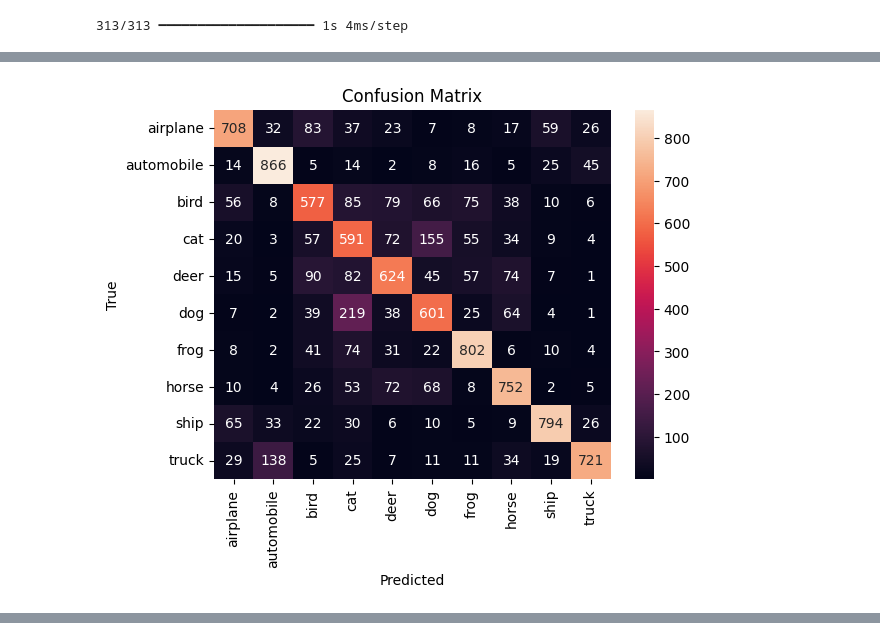
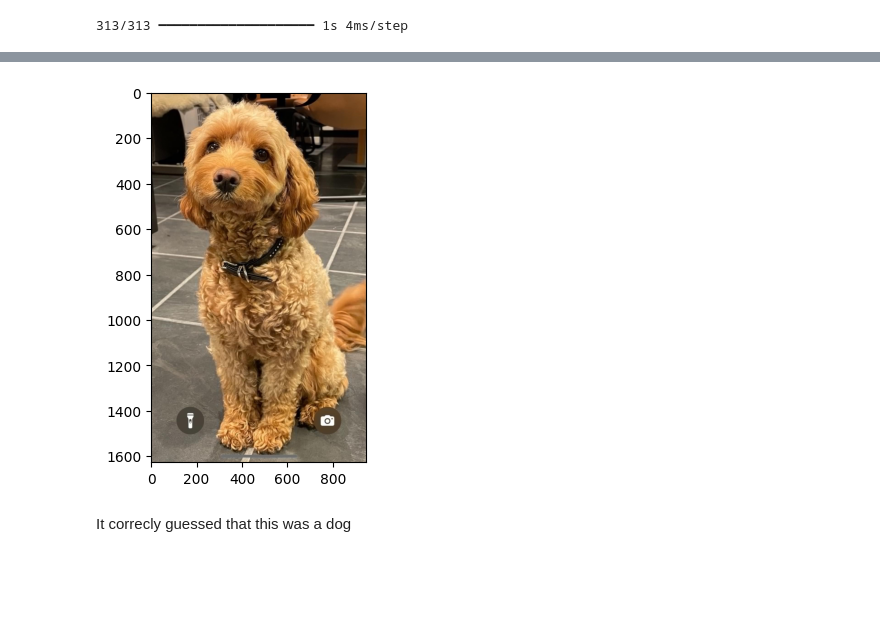
Before and after one commit to hanseirikops/INFO-284-Supergruppen, a Jupyter notebook: cnn.ipynb, the cells around one changed output, grey strips where cells are left out. Cells and saved outputs as stored; diff of their text form; code cells hidden in the pictures; blank space fills up the shorter version.

```diff
--- a/cnn.ipynb
+++ b/cnn.ipynb
@@ -107,9 +157,15 @@ cm = confusion_matrix(y_test, y_pred_classes)
-# %%
-# Plotting the confusion matrix
-sns.heatmap(cm, annot=True, fmt='d', xticklabels=class_names, yticklabels=class_names)
-plt.xlabel('Predicted')
-plt.ylabel('True')
-plt.title('Confusion Matrix')
-plt.show()
-# %% [output]
-[figure, removed]
+# %%
+#Checking if the model can correctly identify a dog
+def check_if_dog(file):
+    dog=Image.open(file)
+    plt.imshow(dog)
+    dog = dog.convert("RGB")
+    dog = dog.resize((32, 32))
+    dog = np.array(dog)
+    dog = dog/255
+    dog = np.expand_dims(dog, axis=0)
+    dog_pred = model.predict(dog)
+    print("Is dog?", np.argmax(dog_pred, axis=1)[0])
+# %%
+check_if_dog("Dog1.jpg")
+# %% [output]
@@ -115,0 +174,3 @@ plt.show()
+[figure, added]
+# %% [markdown]
+It correcly guessed that this was a dog
```
Also changed, not shown: parts of 17 cells of this notebook.
